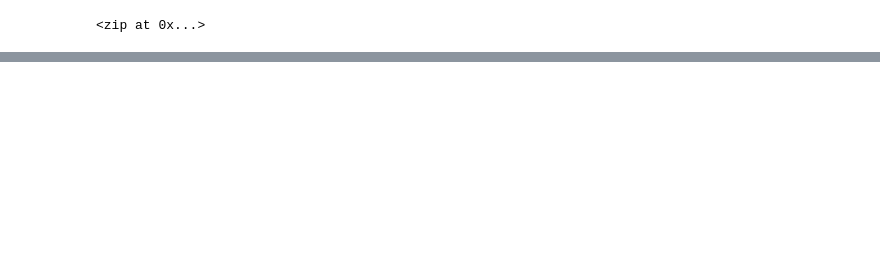
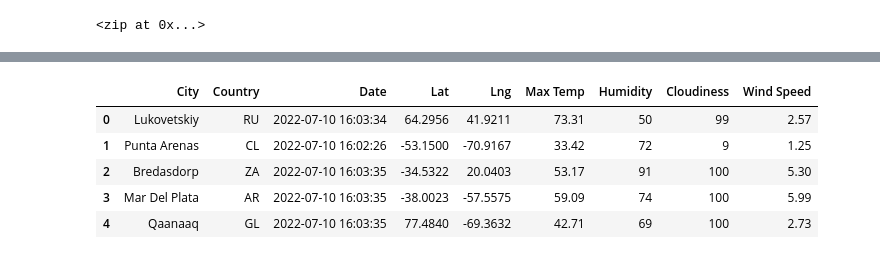
Before and after one commit to DangCoop/World_weather_Analysis, a Jupyter notebook: Weather_py.ipynb, the cells around one changed output, grey strips where cells are left out. Drawn from its saved outputs; the diff is of its cells as text; code cells hidden in the pictures; blank space fills up the shorter version.

```diff
--- a/Weather_py.ipynb
+++ b/Weather_py.ipynb
@@ -54,0 +169,15 @@ len(cities)
+# %%
+#Reorder columns Version1
+#new_column_order = ["City", "Country", "Date", "Lat", "Lng", "Max Temp", "Humidity", "Cloudiness", "Wind Speed"]
+#city_data_df = city_data_df[new_column_order]
+
+##Reorder columns Version2
+city_data_df = city_data_df.reindex(columns=["City", "Country", "Date", "Lat", "Lng", "Max Temp", "Humidity", "Cloudiness", "Wind Speed"])
+city_data_df.head()
+# %% [output]
+|  | City | Country | Date | Lat | Lng | Max Temp | Humidity | Cloudiness | Wind Speed |
+| 0 | Lukovetskiy | RU | 2022-07-10 16:03:34 | 64.2956 | 41.9211 | 73.31 | 50 | 99 | 2.57 |
+| 1 | Punta Arenas | CL | 2022-07-10 16:02:26 | -53.1500 | -70.9167 | 33.42 | 72 | 9 | 1.25 |
+| 2 | Bredasdorp | ZA | 2022-07-10 16:03:35 | -34.5322 | 20.0403 | 53.17 | 91 | 100 | 5.30 |
+| 3 | Mar Del Plata | AR | 2022-07-10 16:03:35 | -38.0023 | -57.5575 | 59.09 | 74 | 100 | 5.99 |
+| 4 | Qaanaaq | GL | 2022-07-10 16:03:35 | 77.4840 | -69.3632 | 42.71 | 69 | 100 | 2.73 |
```
Also changed, not shown: parts of 9 cells of this notebook, 5 other files.
